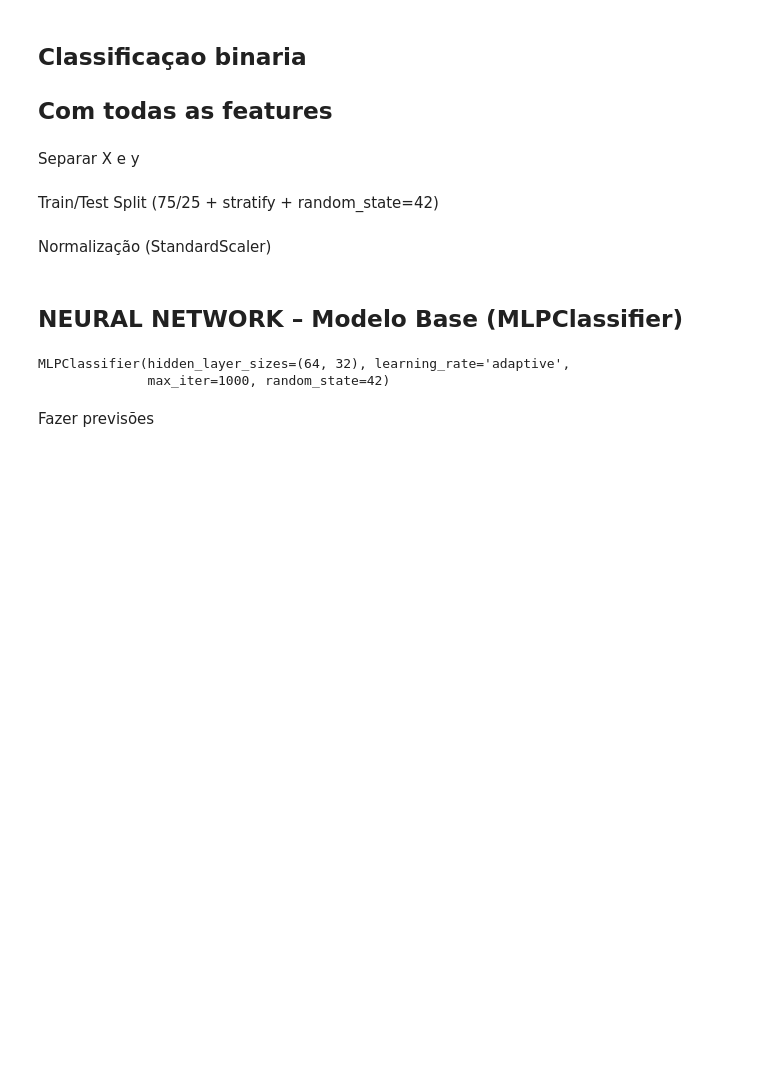
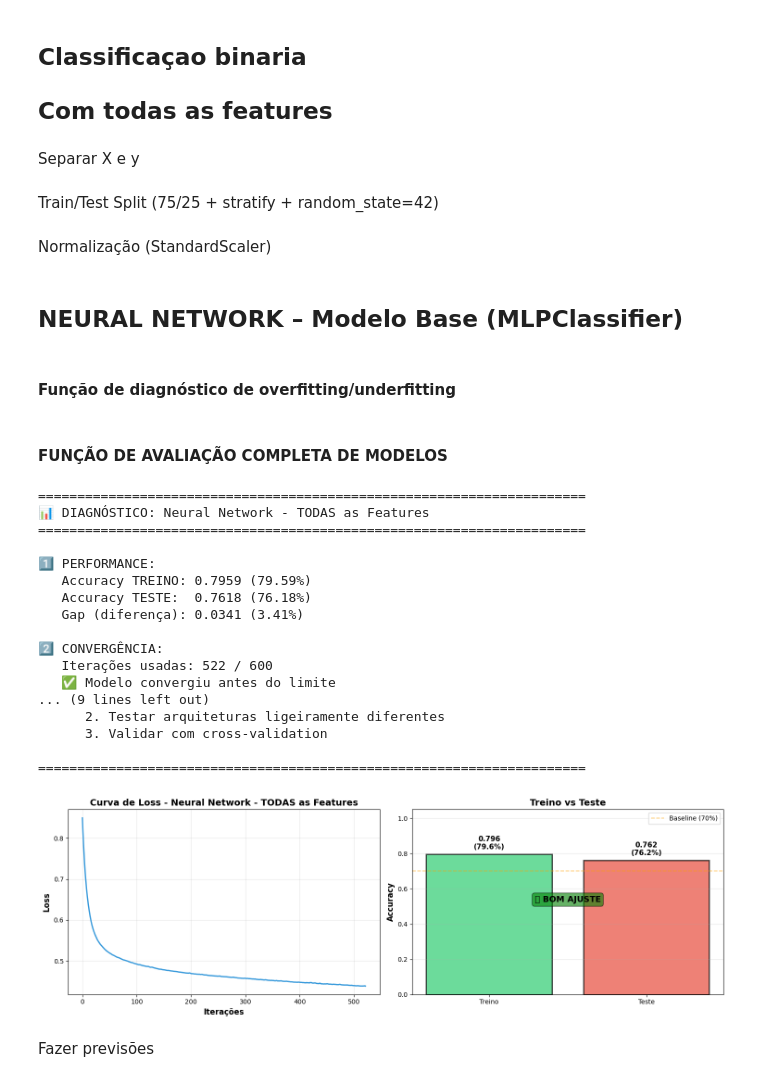
Before and after one commit to tomasgferreira06/ML_TP, a Jupyter notebook: projetoML.ipynb, the cells around one changed output. Saved outputs shown, nothing was run; the diff lists cells and outputs as text; code cells hidden in the pictures; blank space fills up the shorter version.

```diff
--- a/projetoML.ipynb
+++ b/projetoML.ipynb
@@ -420,3 +420,5 @@ X_train_scaled = scaler.fit_transform(X_train)
 X_test_scaled  = scaler.transform(X_test)
 # %% [markdown]
 ## NEURAL NETWORK – Modelo Base (MLPClassifier)
+# %% [markdown]
+#### Função de diagnóstico de overfitting/underfitting
@@ -422,0 +620,2 @@ X_test_scaled  = scaler.transform(X_test)
+# %% [markdown]
+#### FUNÇÃO DE AVALIAÇÃO COMPLETA DE MODELOS
@@ -423,26 +834,46 @@ X_test_scaled  = scaler.transform(X_test)
 # %%
 
 # Modelo base da Neural Network
 nn_clf = MLPClassifier(
-    hidden_layer_sizes=(64,32),   # duas camadas escondidas
-    activation='relu',            # recomendada
-    solver='adam',                # bom para datasets médios
-    alpha=0.0001,                 # regularização leve
-    learning_rate='adaptive',     # ajusta automaticamente
-    max_iter=1000,                 # garante convergência
+    hidden_layer_sizes=(32,),
+    activation='relu',
+    solver='adam',
+    alpha=0.05,
+    learning_rate='adaptive',
+    max_iter=600,
     random_state=42
-
-    #hidden_layer_sizes=(1, ),
-    #max_iter=100,
-    #tol=0.01,
-    #random_state=42
 )
 
 # Treinar com os dados normalizados
 nn_clf.fit(X_train_scaled, y_train)
+
+resultados_nn = diagnosticar_neural_network(
+    modelo=nn_clf,
+    X_train=X_train_scaled,
+    X_test=X_test_scaled,
+    y_train=y_train,
+    y_test=y_test,
+    nome_modelo="Neural Network - TODAS as Features"
+)
 # %% [output]
-MLPClassifier(hidden_layer_sizes=(64, 32), learning_rate='adaptive',
-              max_iter=1000, random_state=42)
+======================================================================
+📊 DIAGNÓSTICO: Neural Network - TODAS as Features
+======================================================================
+
+1️⃣ PERFORMANCE:
+   Accuracy TREINO: 0.7959 (79.59%)
+   Accuracy TESTE:  0.7618 (76.18%)
+   Gap (diferença): 0.0341 (3.41%)
+
+2️⃣ CONVERGÊNCIA:
+   Iterações usadas: 522 / 600
+   ✅ Modelo convergiu antes do limite
+... (9 lines left out)
+      2. Testar arquiteturas ligeiramente diferentes
+      3. Validar com cross-validation
+
+======================================================================
+[figure, added]
 # %% [markdown]
 Fazer previsões
 # %%
```
Also changed, not shown: parts of 37 cells of this notebook, 1 other file.
